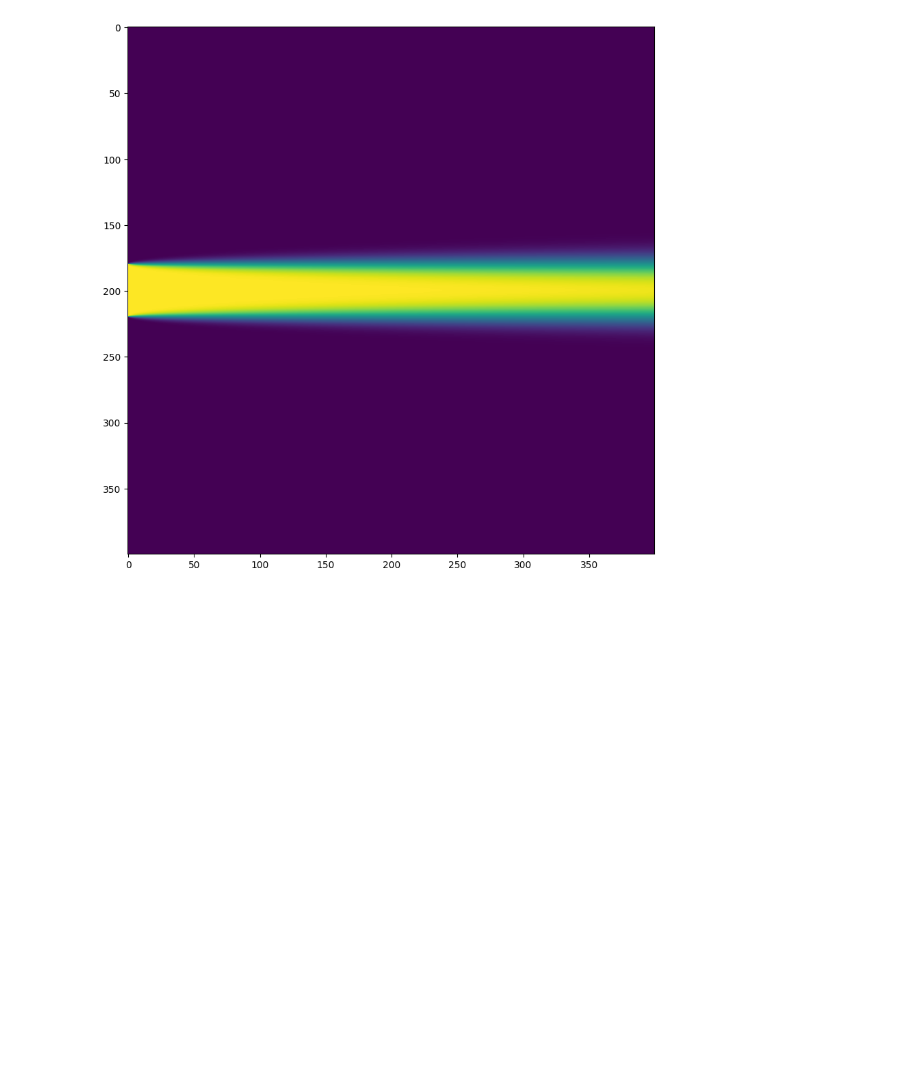
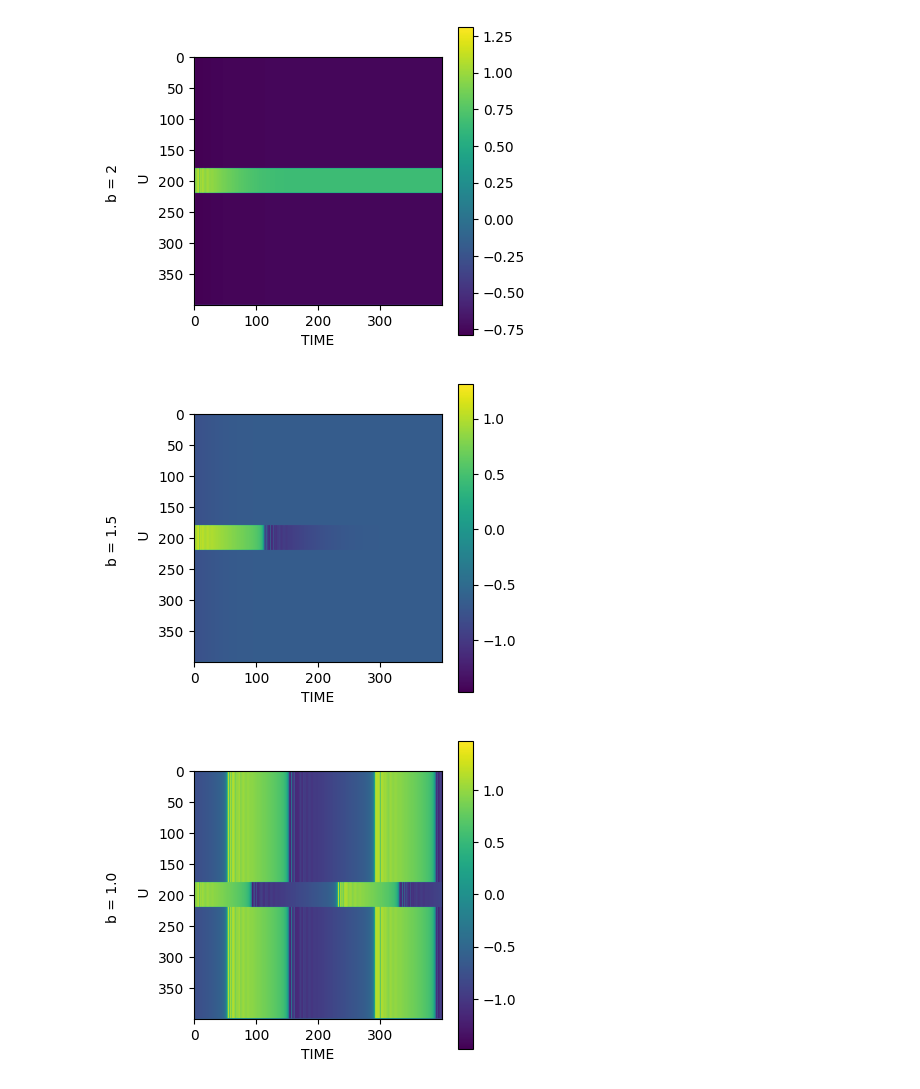
Before and after one commit to max-hence/projet_bs1, a Jupyter notebook: testing.ipynb, the cells around one changed output. Cells and saved outputs as stored; diff of their text form; code cells hidden in the pictures; blank space fills up the shorter version.

Commit message:
diffusion modelling

```diff
--- a/testing.ipynb
+++ b/testing.ipynb
@@ -37,41 +37,26 @@ for i in range(len(list_B)):
     plt.xlim([-1, 1])
 plt.xlabel('V')
 plt.show()
-# %%
-from re import A
-import matplotlib.pyplot as plt
-import numpy as np
-
-# Parameters
-L = 400 # Number of position
-T = 400 # Number oft timepoints
-A = 0.1
-E = 0.01
-B = 1
-
-D = 1 # Difusion coefficient
-dx = 1 # (space intervals)
-dt = 0.1 # (time intervals)
-
-F = D*dt/dx**2
-# Initialization
-mat_U, mat_V = np.full((L, T), -0.6), np.full((L, T), -0.3)
-mat_U[180:220, 0] = 1
-
-# Algorithm
-for j in range(0, T-1):
-    #print(mat_U[1, j])
-    for i in range(1, L-1):
-        #print('avant : ', mat_U[i, j])
-        # Pour les valeurs aux bords (mat_c[L] par exemple) on peut fixer les valeurs à 0
-        mat_U[i, j + 1] = mat_U[i, j] + F * (mat_U[i+1, j] - 2*mat_U[i, j] + mat_U[i-1, j])
-        mat_V[i, j + 1] = mat_V[i, j] + F * (mat_V[i+1, j] - 2*mat_V[i, j] + mat_V[i-1, j])
-        #mat_U[i, j + 1] = mat_U[i, j]
-        #mat_V[i, j + 1] = mat_V[i, j]
-        #print('après : ', mat_U[i, j + 1])
-# Visualization
-fig, ax = plt.subplots(figsize=(10,10))
-im = ax.imshow(mat_U)
-plt.show()
-# %% [output]
-[figure, removed]
+# %%
+from modelling import fhn_space
+import matplotlib.pyplot as plt
+
+time = 400
+width = 400
+dt = 1
+u_init = -0.6
+v_init = -0.3
+list_B = [2, 1.5, 1.0]
+
+for i in range(len(list_B)):
+    fig, ax = plt.subplots(figsize=(4, 4))
+    mat_U = fhn_space(u_init=u_init, v_init=v_init, B=list_B[i], dt=dt, time=time, width=width)
+    im = ax.imshow(mat_U)
+    plt.colorbar(im)
+    plt.ylabel(f"b = {list_B[i]} \n\n U")
+    plt.xlabel('TIME')
+    plt.show()
+# %% [output]
+[figure, added]
+[figure, added]
+[figure, added]
```
Also changed, not shown: parts of 1 cell of this notebook, 1 other file.
